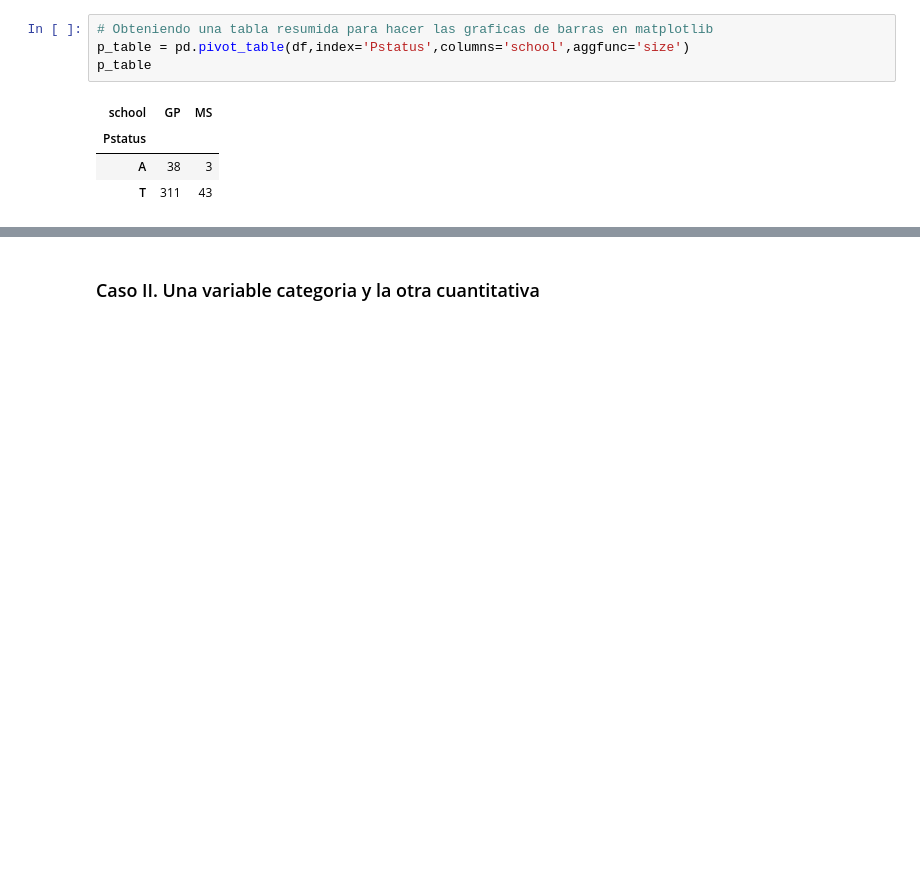
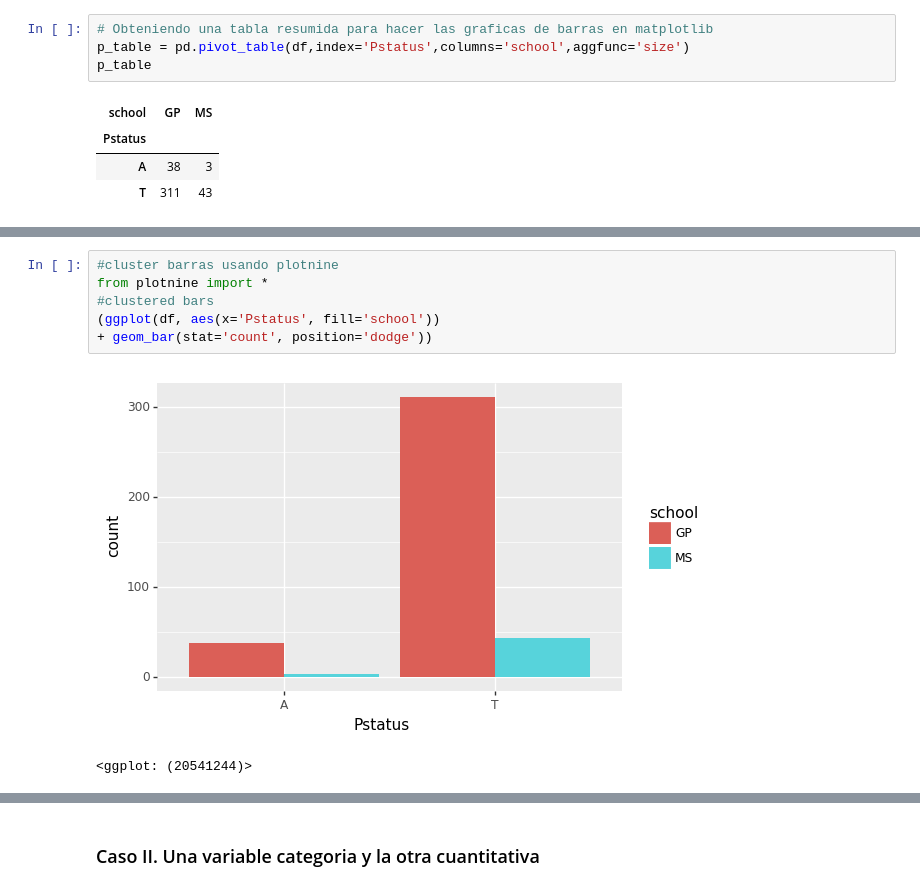
Before and after one commit to eacunafer/PyLabs-Analisis-de-Datos, a Jupyter notebook: notebooks/lab7py.ipynb, the cells around one changed output, grey strips where cells are left out. Saved outputs shown, nothing was run; the diff lists cells and outputs as text; blank space fills up the shorter version.

```diff
--- a/notebooks/lab7py.ipynb
+++ b/notebooks/lab7py.ipynb
@@ -150,0 +153,9 @@ p_table.plot.bar(stacked=True)
+# %%
+#cluster barras usando plotnine
+from plotnine import *
+#clustered bars
+(ggplot(df, aes(x='Pstatus', fill='school'))
++ geom_bar(stat='count', position='dodge'))
+# %% [output]
+[figure, added]
+<ggplot: (20541244)>
```
Also changed, not shown: parts of 18 cells of this notebook.
